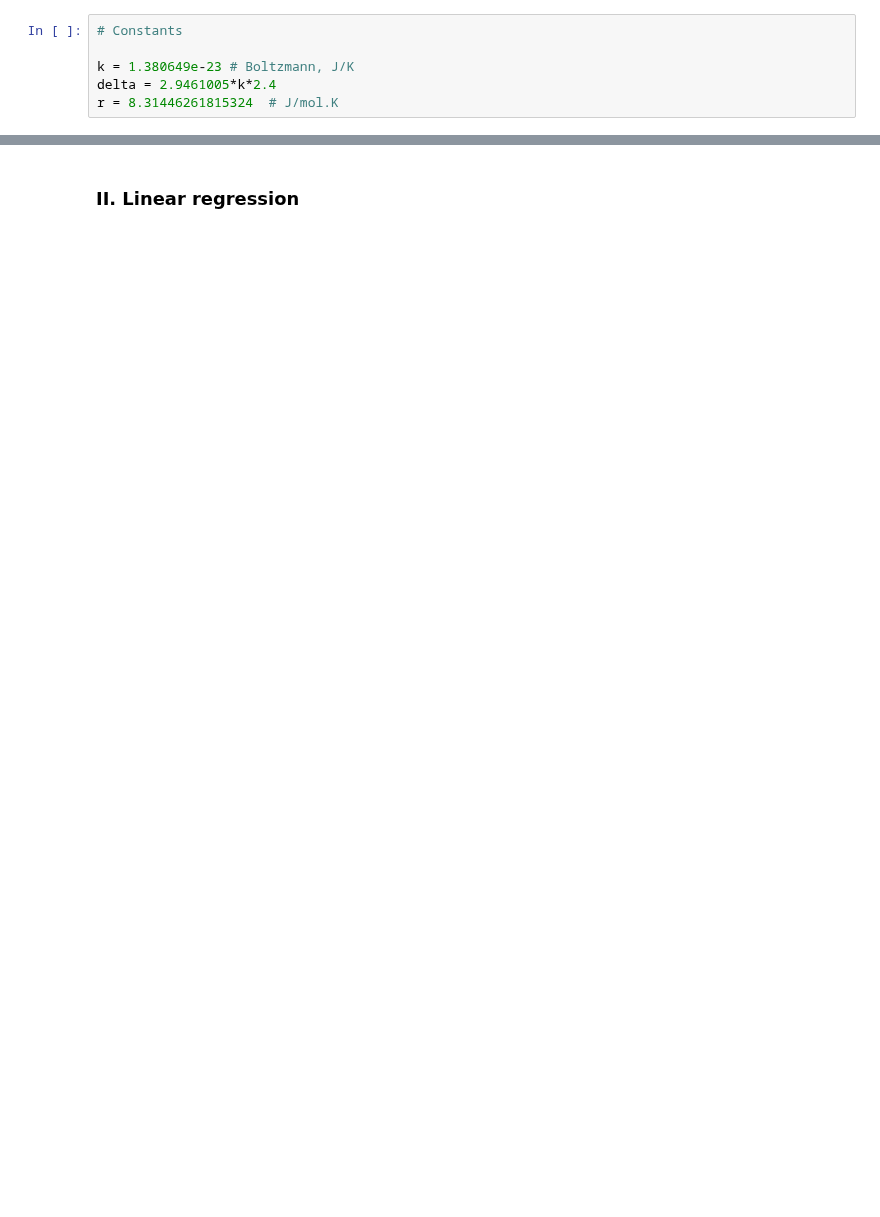
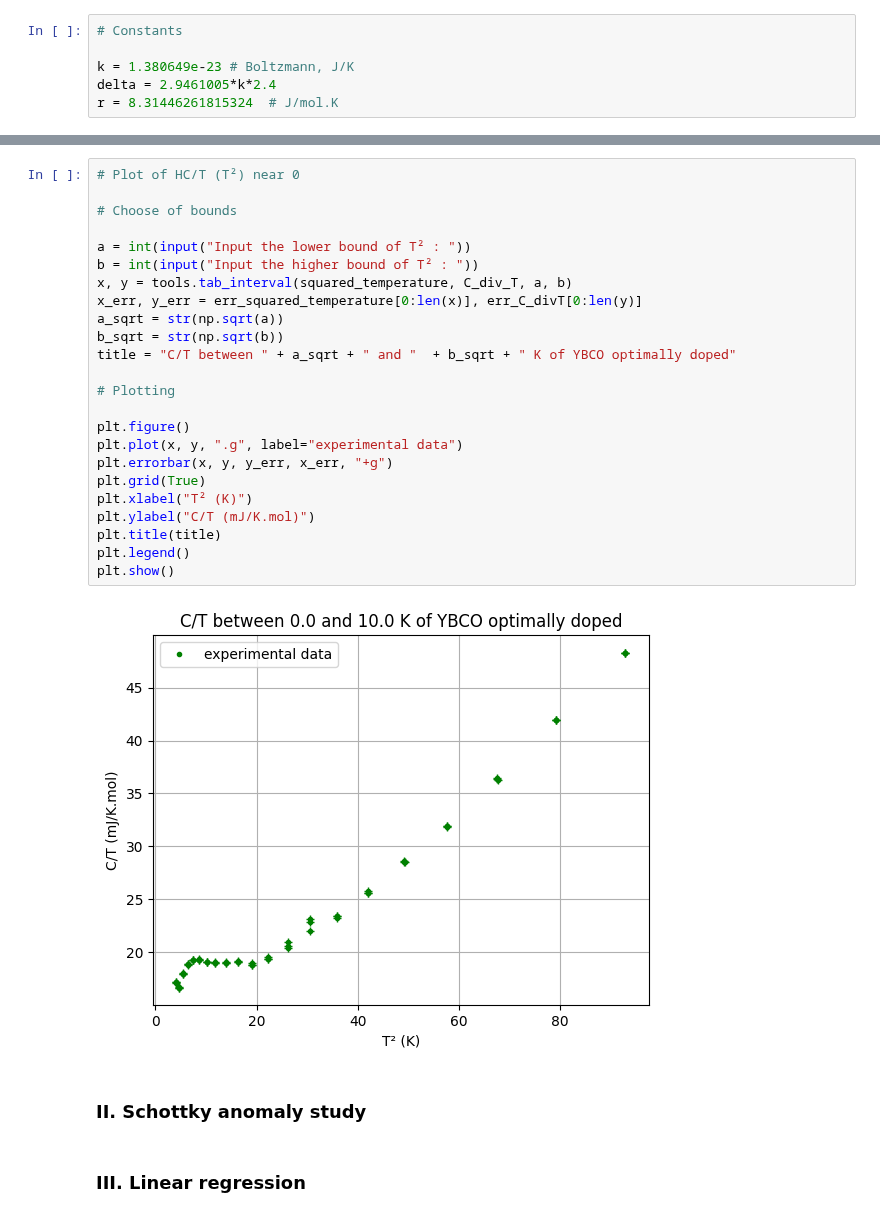
Before and after one commit to Gamal-on/YBCO, a Jupyter notebook: results_YBCO.ipynb, the cells around one changed output, grey strips where cells are left out. Saved outputs shown, nothing was run; the diff lists cells and outputs as text; blank space fills up the shorter version.

```diff
--- a/results_YBCO.ipynb
+++ b/results_YBCO.ipynb
@@ -27,3 +57,31 @@ r = 8.31446261815324  # J/mol.K
+# %%
+# Plot of HC/T (T²) near 0
+
+# Choose of bounds
+
+a = int(input("Input the lower bound of T² : "))
+b = int(input("Input the higher bound of T² : "))
+x, y = tools.tab_interval(squared_temperature, C_div_T, a, b)
+x_err, y_err = err_squared_temperature[0:len(x)], err_C_divT[0:len(y)]
+a_sqrt = str(np.sqrt(a))
+b_sqrt = str(np.sqrt(b))
+title = "C/T between " + a_sqrt + " and "  + b_sqrt + " K of YBCO optimally doped"
+
+# Plotting
+
+plt.figure()
+plt.plot(x, y, ".g", label="experimental data")
+plt.errorbar(x, y, y_err, x_err, "+g")
+plt.grid(True)
+plt.xlabel("T² (K)")
+plt.ylabel("C/T (mJ/K.mol)")
+plt.title(title)
+plt.legend()
+plt.show()
+# %% [output]
+[figure, added]
+# %% [markdown]
+### II. Schottky anomaly study
 # %% [markdown]
-### II. Linear regression
+### III. Linear regression
 # %% [markdown]
```
Also changed, not shown: parts of 7 cells of this notebook.
